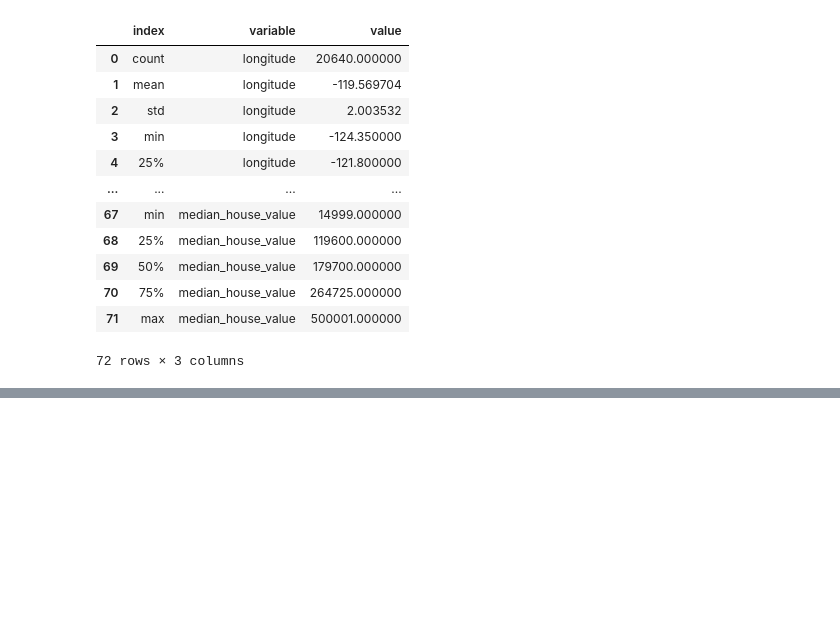
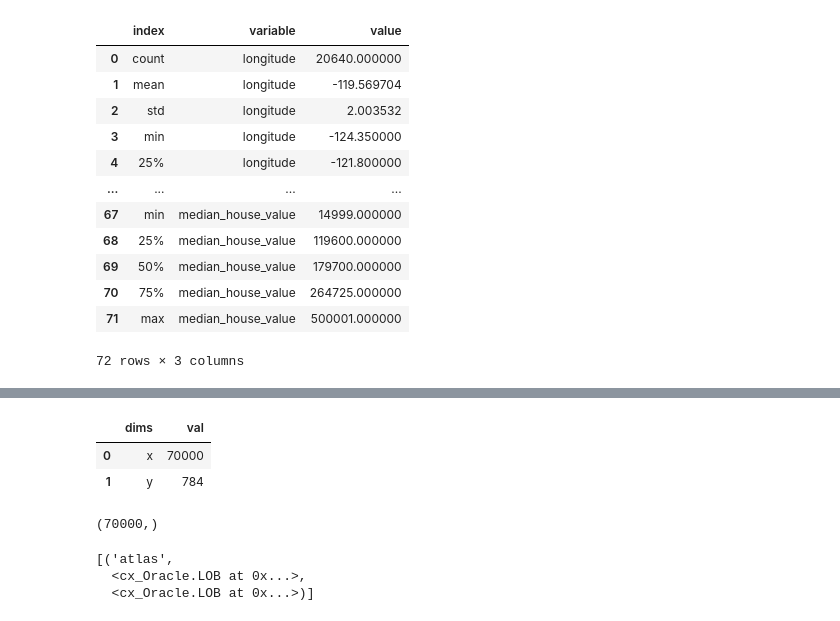
Before and after one commit to gracesjy/bdae, a Jupyter notebook: notebook/ML03.ipynb, the cells around one changed output, grey strips where cells are left out. Drawn from its saved outputs; the diff is of its cells as text; code cells hidden in the pictures; blank space fills up the shorter version.

```diff
--- a/notebook/ML03.ipynb
+++ b/notebook/ML03.ipynb
@@ -99,0 +125,39 @@ pd.melt(x, id_vars='index', value_vars=x.columns.tolist())
+# %%
+import cx_Oracle
+conn = cx_Oracle.connect('rquser', 'nebula', 'FREE')
+cursor=conn.cursor()
+binary_data = cursor.var(cx_Oracle.BLOB)
+binary_label = cursor.var(cx_Oracle.BLOB)
+
+binary_data.setvalue(0, mnist_data)
+binary_label.setvalue(0, mnist_label)
+#binary_label.setValue(0, mnist_label)
+
+cursor.execute("INSERT INTO IMAGE_DATA(KEY, DATA, LABEL) VALUES(:1,:2,:3)",
+       ['atlas',binary_data,binary_label])
+
+
+conn.commit()
+# %%
+cursor.execute("select key, data, label from image_data ")
+data = cursor.fetchall()
+
+c = []
+for a in data:
+   c = a[1].read()
+
+d5 = cPickle.loads(c)
+# %%
+d5.shape
+xxx = d5.shape
+aj = []
+aj.append(xxx[0])
+aj.append(xxx[1])
+aj
+data = {'dims': ['x','y'], 'val': aj}
+pdf = pd.DataFrame(data)
+pdf.head()
+# %% [output]
+|  | dims | val |
+| 0 | x | 70000 |
+| 1 | y | 784 |
@@ -99,0 +169,10 @@ pd.melt(x, id_vars='index', value_vars=x.columns.tolist())
+# %%
+d6.shape
+# %% [output]
+(70000,)
+# %%
+data
+# %% [output]
+[('atlas',
+  <cx_Oracle.LOB at 0x...>,
+  <cx_Oracle.LOB at 0x...>)]
```
Also changed, not shown: parts of 6 cells of this notebook, 2 other files.
